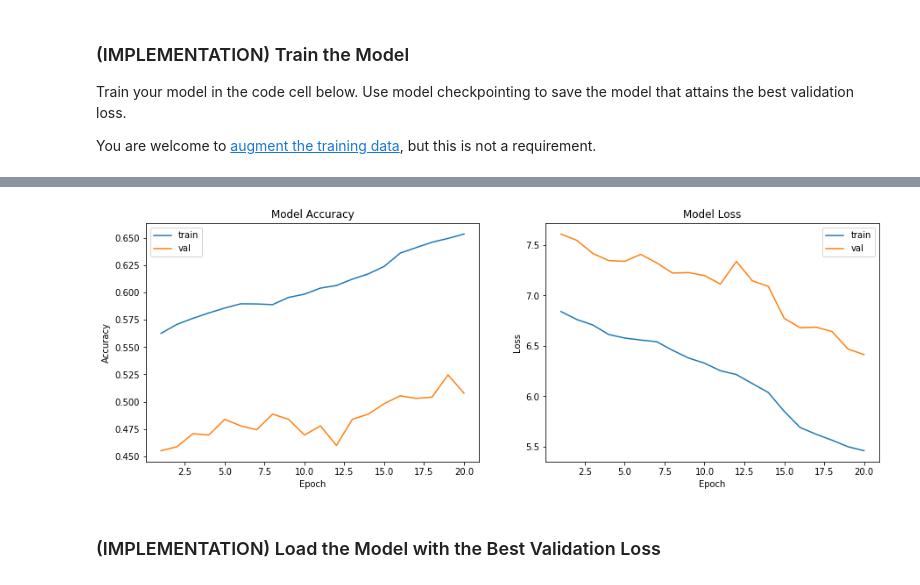
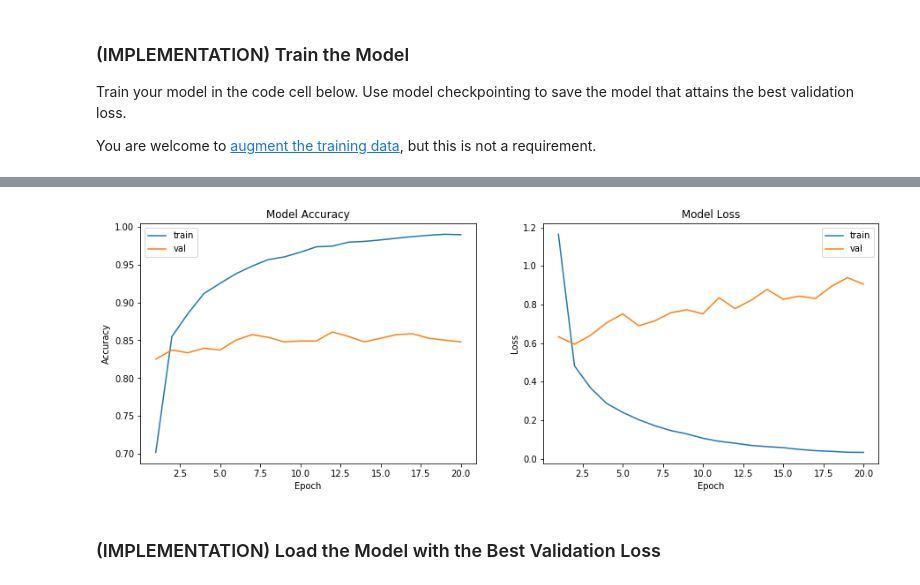
Before and after one commit to hsherwoodcoombs/cnn-images, a Jupyter notebook: dog_app.ipynb, the cells around one changed output, grey strips where cells are left out. Cells and saved outputs as stored; diff of their text form; code cells hidden in the pictures.

```diff
--- a/dog_app.ipynb
+++ b/dog_app.ipynb
@@ -713,6 +714,13 @@ bottleneck_features = np.load('bottleneck_features/DogVGG19Data.npz')
 train_VGG19 = bottleneck_features['train']
 valid_VGG19 = bottleneck_features['valid']
 test_VGG19 = bottleneck_features['test']
+# %%
+### === From Inception ===
+
+bottleneck_features = np.load('bottleneck_features/DogInceptionV3Data.npz')
+train_InceptionV3 = bottleneck_features['train']
+valid_InceptionV3 = bottleneck_features['valid']
+test_InceptionV3 = bottleneck_features['test']
 # %% [markdown]
 ### (IMPLEMENTATION) Model Architecture
 
@@ -746,3 +754,10 @@ Total params: 68,229.0
 Trainable params: 68,229.0
 Non-trainable params: 0.0
 _________________________________________________________________
+# %%
+net_shape = train_InceptionV3.shape[1:]
+model4 = Sequential()
+
+model4.add(GlobalAveragePooling2D(input_shape=net_shape))
+model4.add(Dense(133, activation='softmax'))
+model4.summary()
@@ -750,7 +777,7 @@ _________________________________________________________________
 ### (IMPLEMENTATION) Compile the Model
 # %%
 ### TODO: Compile the model.
-model3.compile(loss='categorical_crossentropy', optimizer='rmsprop', metrics=['accuracy'])
+model4.compile(loss='categorical_crossentropy', optimizer='rmsprop', metrics=['accuracy'])
 # %% [markdown]
 ### (IMPLEMENTATION) Train the Model
 
@@ -759,11 +786,11 @@ Train your model in the code cell below.  Use model checkpointing to save the mo
 You are welcome to [augment the training data](https://blog.keras.io/building-powerful-image-classification-models-using-very-little-data.html), but this is not a requirement.
 # %%
 ### TODO: Train the model.
-checkpointer = ModelCheckpoint(filepath='saved_models/weights.best.VGG16.hdf5',
+checkpointer = ModelCheckpoint(filepath='saved_models/weights.best.InceptionV3.hdf5',
                                verbose=1, save_best_only=True)
 
-vvg19_history = VGG16_model.fit(train_VGG16, train_targets,
-          validation_data=(valid_VGG16, valid_targets),
+inception_history = model4.fit(train_InceptionV3, train_targets,
+          validation_data=(valid_InceptionV3, valid_targets),
           epochs=20, batch_size=20, callbacks=[checkpointer], verbose=1)
 # %% [output]
 Train on 6680 samples, validate on 835 samples
@@ -786,7 +813,7 @@ Epoch 20/20
 # %%
-plot_model(vvg19_history)
+plot_model(inception_history)
 # %% [output]
-[figure, old version]
+[figure, new version]
 # %% [markdown]
 ### (IMPLEMENTATION) Load the Model with the Best Validation Loss
 # %%
```
Also changed, not shown: parts of 12 cells of this notebook.
